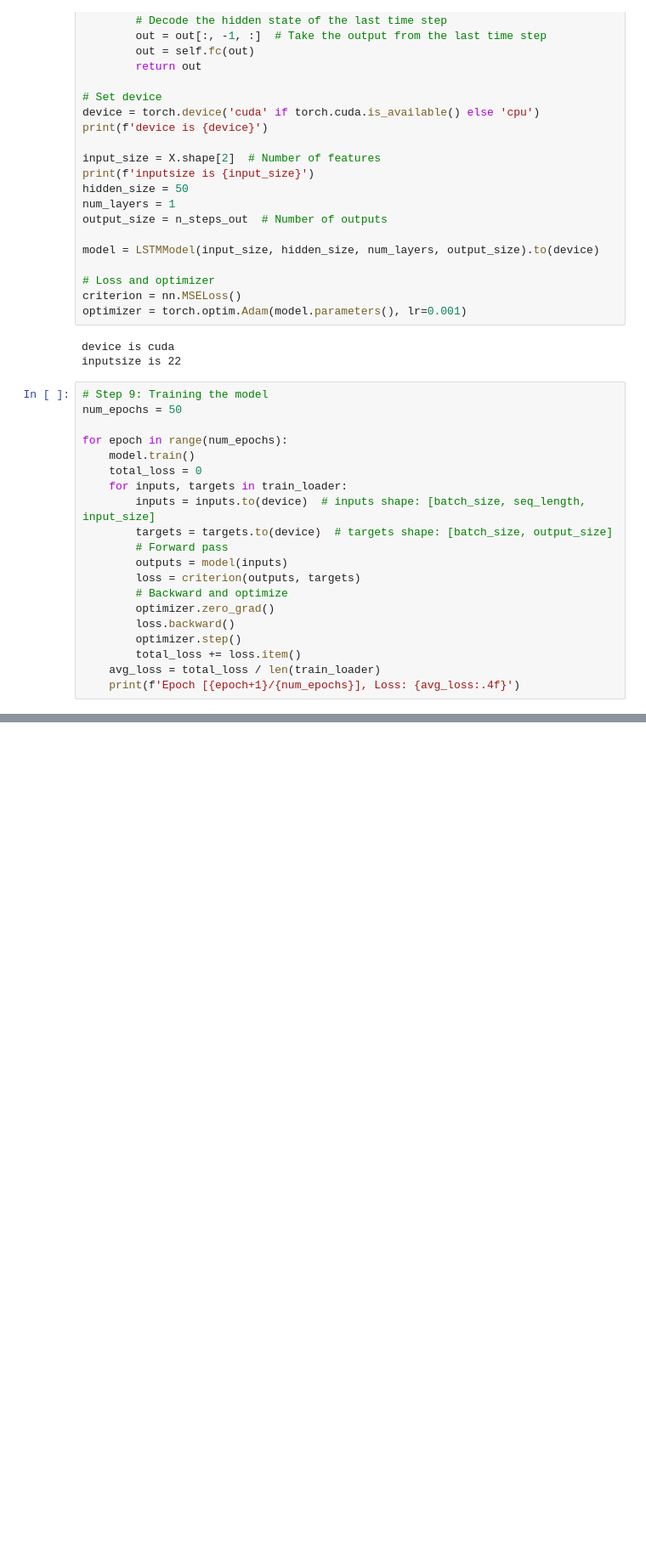
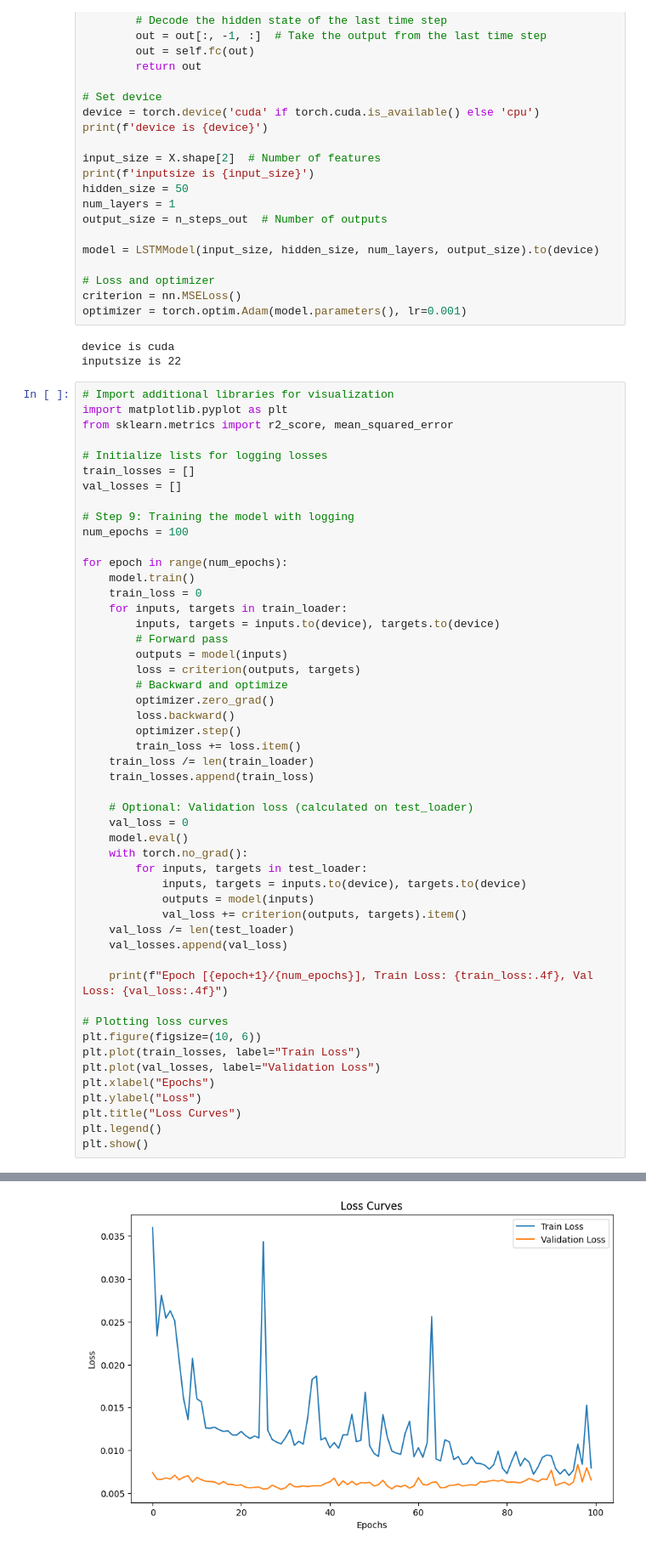
Before and after one commit to parshva-mehta/segRNN, a Jupyter notebook: data_processing.ipynb, the cells around one changed output, grey strips where cells are left out. Shown: that part at 85% size. Cells and saved outputs as stored; diff of their text form; blank space fills up the shorter version.

Commit message:
more plotting matrix

```diff
--- a/data_processing.ipynb
+++ b/data_processing.ipynb
@@ -269,15 +269,22 @@ optimizer = torch.optim.Adam(model.parameters(), lr=0.001)
 device is cuda
 inputsize is 22
 # %%
-# Step 9: Training the model
-num_epochs = 50
+# Import additional libraries for visualization
+import matplotlib.pyplot as plt
+from sklearn.metrics import r2_score, mean_squared_error
+
+# Initialize lists for logging losses
+train_losses = []
+val_losses = []
+
+# Step 9: Training the model with logging
+num_epochs = 100
 
 for epoch in range(num_epochs):
     model.train()
-    total_loss = 0
+    train_loss = 0
     for inputs, targets in train_loader:
-        inputs = inputs.to(device)  # inputs shape: [batch_size, seq_length, input_size]
-        targets = targets.to(device)  # targets shape: [batch_size, output_size]
+        inputs, targets = inputs.to(device), targets.to(device)
         # Forward pass
         outputs = model(inputs)
         loss = criterion(outputs, targets)
@@ -285,7 +292,30 @@ for epoch in range(num_epochs):
         optimizer.zero_grad()
         loss.backward()
         optimizer.step()
-        total_loss += loss.item()
-    avg_loss = total_loss / len(train_loader)
-    print(f'Epoch [{epoch+1}/{num_epochs}], Loss: {avg_loss:.4f}')
+        train_loss += loss.item()
+    train_loss /= len(train_loader)
+    train_losses.append(train_loss)
+
+    # Optional: Validation loss (calculated on test_loader)
+    val_loss = 0
+    model.eval()
+    with torch.no_grad():
+        for inputs, targets in test_loader:
+            inputs, targets = inputs.to(device), targets.to(device)
+            outputs = model(inputs)
+            val_loss += criterion(outputs, targets).item()
+    val_loss /= len(test_loader)
+    val_losses.append(val_loss)
+
+    print(f"Epoch [{epoch+1}/{num_epochs}], Train Loss: {train_loss:.4f}, Val Loss: {val_loss:.4f}")
+
+# Plotting loss curves
+plt.figure(figsize=(10, 6))
+plt.plot(train_losses, label="Train Loss")
+plt.plot(val_losses, label="Validation Loss")
+plt.xlabel("Epochs")
+plt.ylabel("Loss")
+plt.title("Loss Curves")
+plt.legend()
+plt.show()
 # %% [output]
@@ -309 +339,2 @@ Epoch [50/50], Loss: 0.0089
+[figure, added]
 # %%
```
Also changed, not shown: parts of 3 cells of this notebook, 1 other file.
